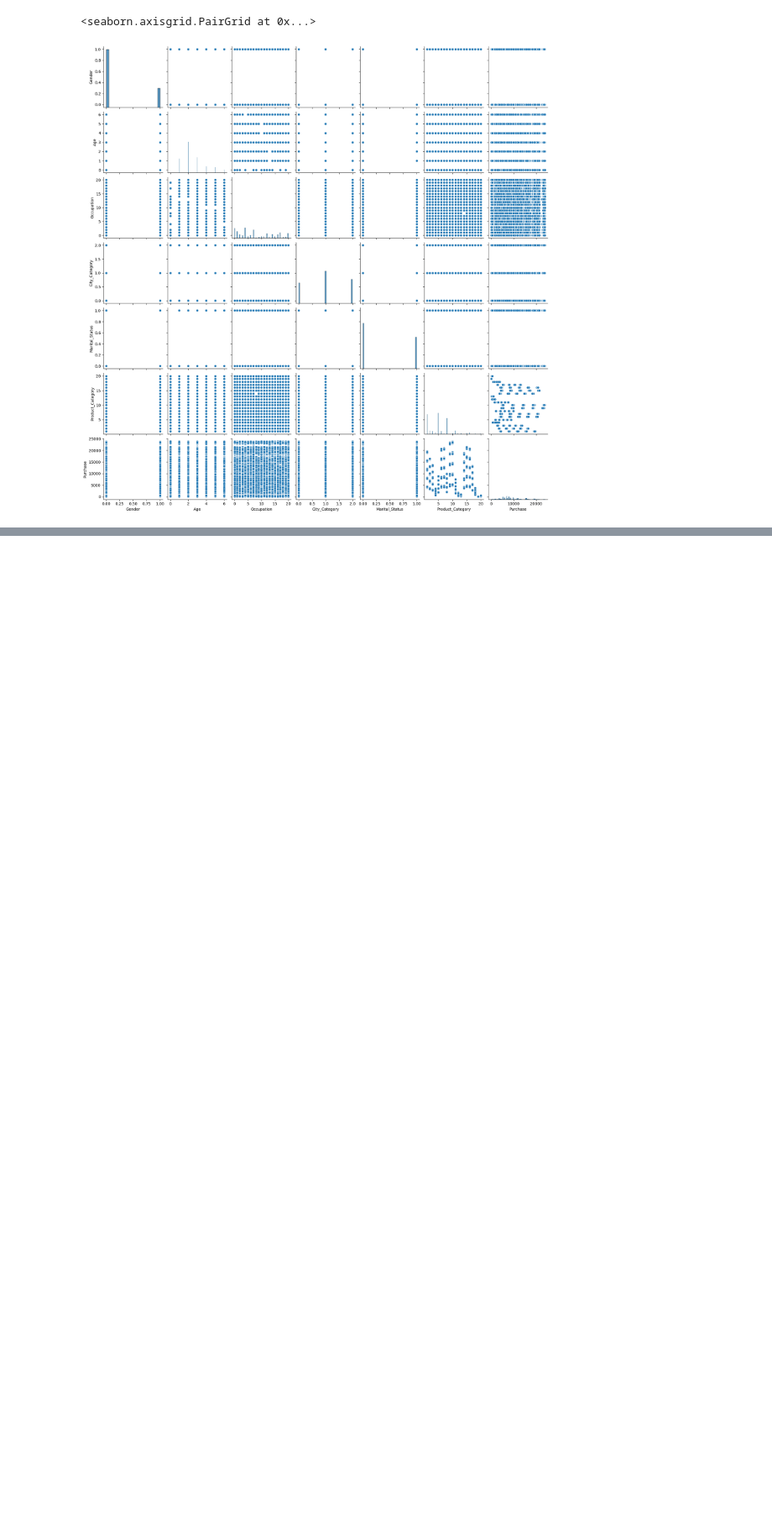
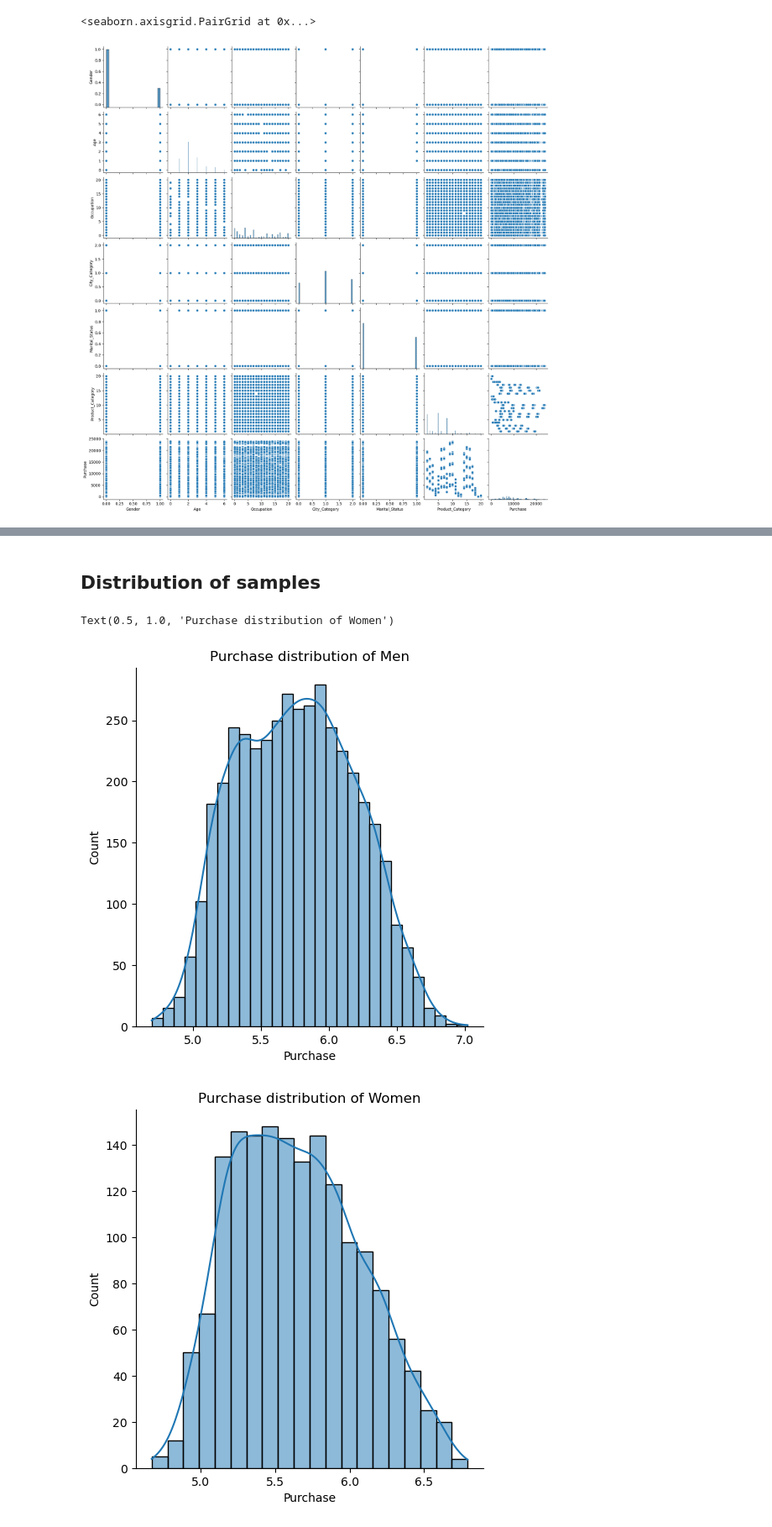
Before and after one commit to muthuganeshece/Business-Case-Study, a Jupyter notebook: Walmart/Notebook/Walmart_CLT.ipynb, the cells around one changed output, grey strips where cells are left out. Shown at 84% size. Cells and saved outputs as stored; diff of their text form; code cells hidden in the pictures; blank space fills up the shorter version.

```diff
--- a/Walmart/Notebook/Walmart_CLT.ipynb
+++ b/Walmart/Notebook/Walmart_CLT.ipynb
@@ -197,0 +200,4 @@ sns.pairplot(df_transform.drop(['User_ID', 'Product_ID', 'Stay_In_Current_City_Y
+# %%
+df_grp = df[['User_ID', 'Gender', 'Purchase']].groupby(['User_ID', 'Gender']).sum().reset_index()
+df_m = df_grp[df_grp['Gender'] == 'M']['Purchase']
+df_w = df_grp[df_grp['Gender'] != 'M']['Purchase']
@@ -197,0 +238,11 @@ sns.pairplot(df_transform.drop(['User_ID', 'Product_ID', 'Stay_In_Current_City_Y
+# %% [markdown]
+## Distribution of samples
+# %%
+sns.displot(np.log10(df_m), kde=True)
+plt.title('Purchase distribution of Men')
+sns.displot(np.log10(df_w), kde=True)
+plt.title('Purchase distribution of Women')
+# %% [output]
+Text(0.5, 1.0, 'Purchase distribution of Women')
+[figure, added]
+[figure, added]
```
Also changed, not shown: parts of 27 cells of this notebook.
